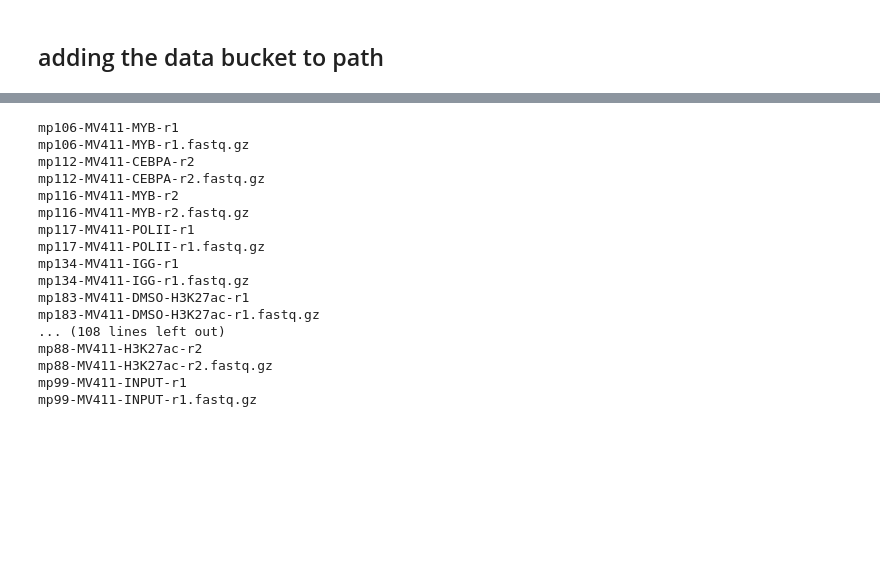
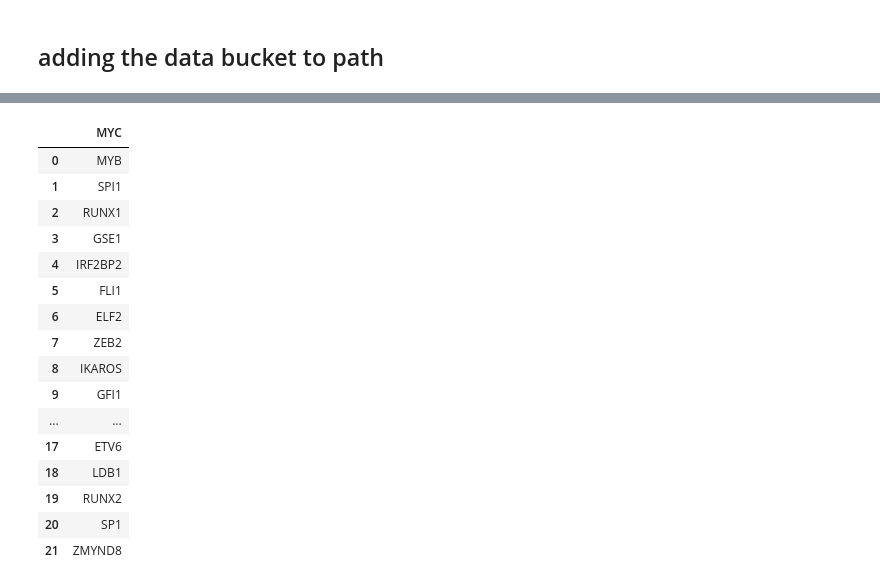
Before and after one commit to monikaperez/AMLproject, a Jupyter notebook: ChIP analysis.ipynb, the cells around one changed output, grey strips where cells are left out. Saved outputs shown, nothing was run; the diff lists cells and outputs as text; code cells hidden in the pictures; blank space fills up the shorter version.

```diff
--- a/ChIP analysis.ipynb
+++ b/ChIP analysis.ipynb
@@ -37,25 +47,0 @@ daemonize.Run: readFromProcess: sub-process: mountWithArgs: mountWithConn: Mount
-# %%
-seqpath = "data/seqs"
-seqs = {}
-for val in os.listdir(seqpath):
-   # if 'MYB' in val:
-    print(val.split('.')[0])
-    print(val)
-# %% [output]
-mp106-MV411-MYB-r1
-mp106-MV411-MYB-r1.fastq.gz
-mp112-MV411-CEBPA-r2
-mp112-MV411-CEBPA-r2.fastq.gz
-mp116-MV411-MYB-r2
-mp116-MV411-MYB-r2.fastq.gz
-mp117-MV411-POLII-r1
-mp117-MV411-POLII-r1.fastq.gz
-mp134-MV411-IGG-r1
-mp134-MV411-IGG-r1.fastq.gz
-mp183-MV411-DMSO-H3K27ac-r1
-mp183-MV411-DMSO-H3K27ac-r1.fastq.gz
-... (108 lines left out)
-mp88-MV411-H3K27ac-r2
-mp88-MV411-H3K27ac-r2.fastq.gz
-mp99-MV411-INPUT-r1
-mp99-MV411-INPUT-r1.fastq.gz
@@ -62 +50,23 @@ mp99-MV411-INPUT-r1.fastq.gz
+# %%
+SEgenes = pd.read_csv('SEgenes.csv')
+CTF = pd.read_csv('CTF.csv')
+CTF
+# %% [output]
+|  | MYC |
+| 0 | MYB |
+| 1 | SPI1 |
+| 2 | RUNX1 |
+| 3 | GSE1 |
+| 4 | IRF2BP2 |
+| 5 | FLI1 |
+| 6 | ELF2 |
+| 7 | ZEB2 |
+| 8 | IKAROS |
+| 9 | GFI1 |
+| ... | ... |
+| 17 | ETV6 |
+| 18 | LDB1 |
+| 19 | RUNX2 |
+| 20 | SP1 |
+| 21 | ZMYND8 |
 # %%
```
Also changed, not shown: parts of 17 cells of this notebook, 3 other files.
